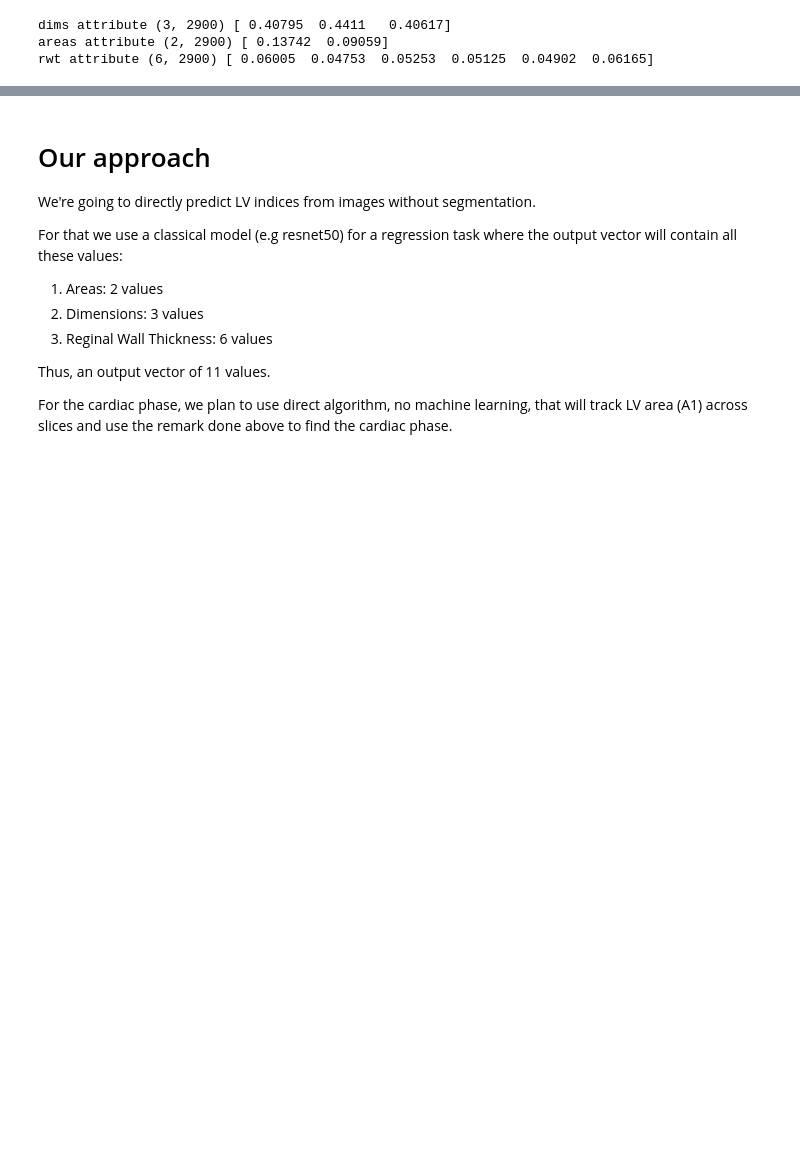
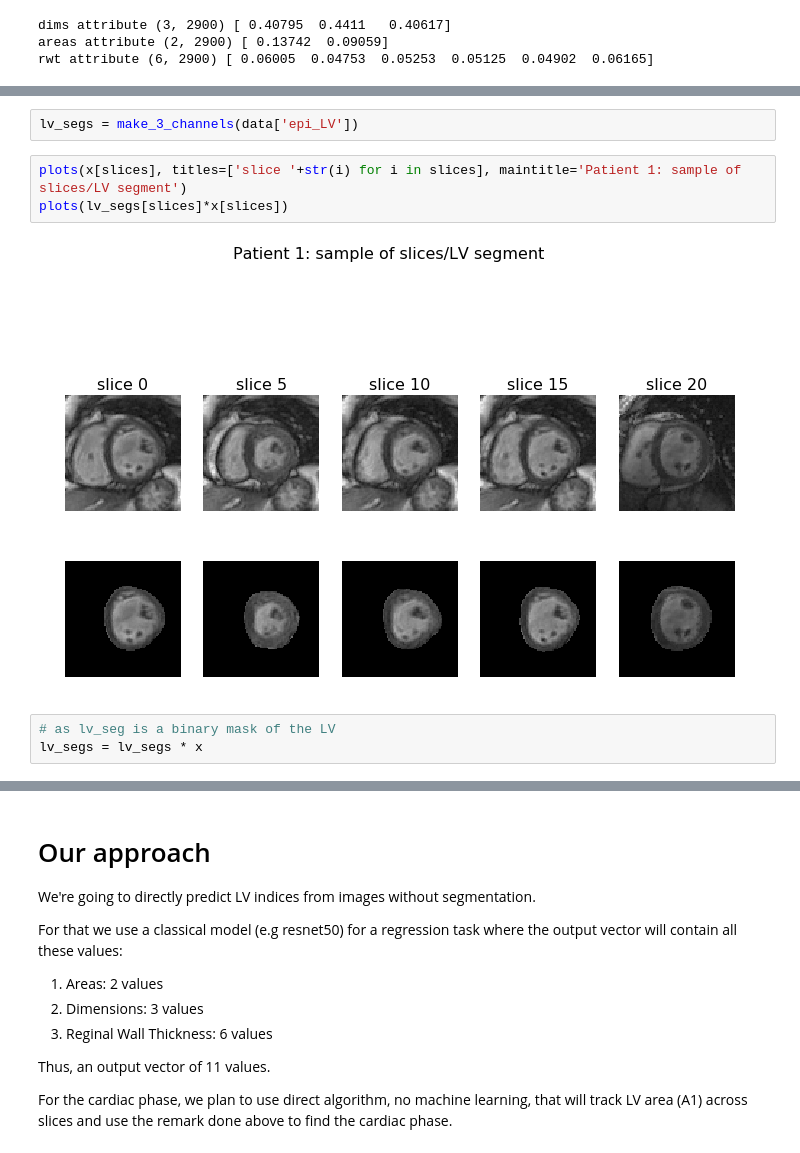
Before and after one commit to harrislin2018/LVQuan18, a Jupyter notebook: Main.ipynb, the cells around one changed output, grey strips where cells are left out. Drawn from its saved outputs; the diff is of its cells as text; blank space fills up the shorter version.

```diff
--- a/Main.ipynb
+++ b/Main.ipynb
@@ -153,0 +222,11 @@ rwt attribute (6, 2900) [ 0.06005  0.04753  0.05253  0.05125  0.04902  0.06165]
+# %%
+lv_segs = make_3_channels(data['epi_LV'])
+# %%
+plots(x[slices], titles=['slice '+str(i) for i in slices], maintitle='Patient 1: sample of slices/LV segment')
+plots(lv_segs[slices]*x[slices])
+# %% [output]
+[figure, added]
+[figure, added]
+# %%
+# as lv_seg is a binary mask of the LV
+lv_segs = lv_segs * x
```
Also changed, not shown: parts of 17 cells of this notebook.
